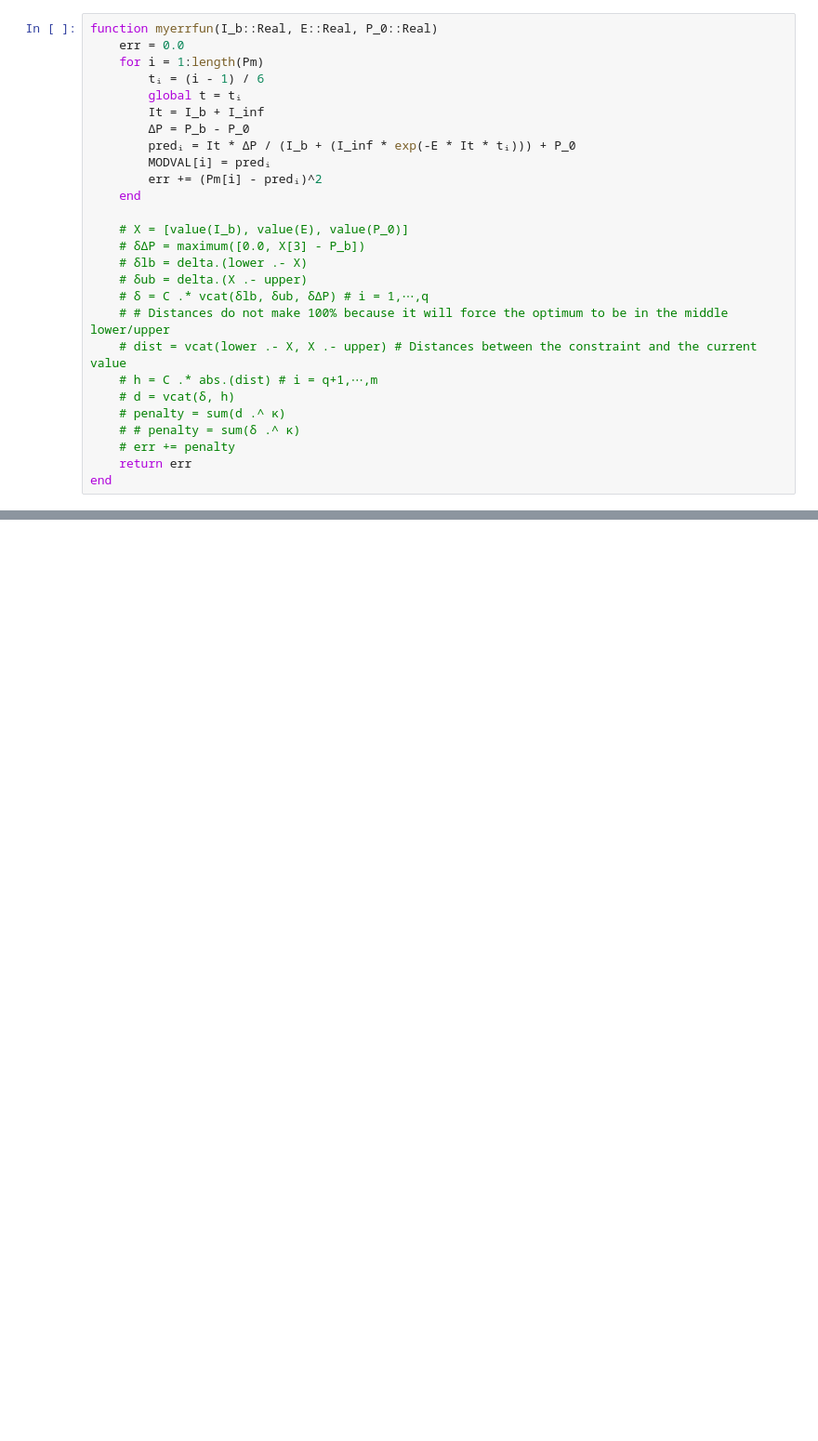
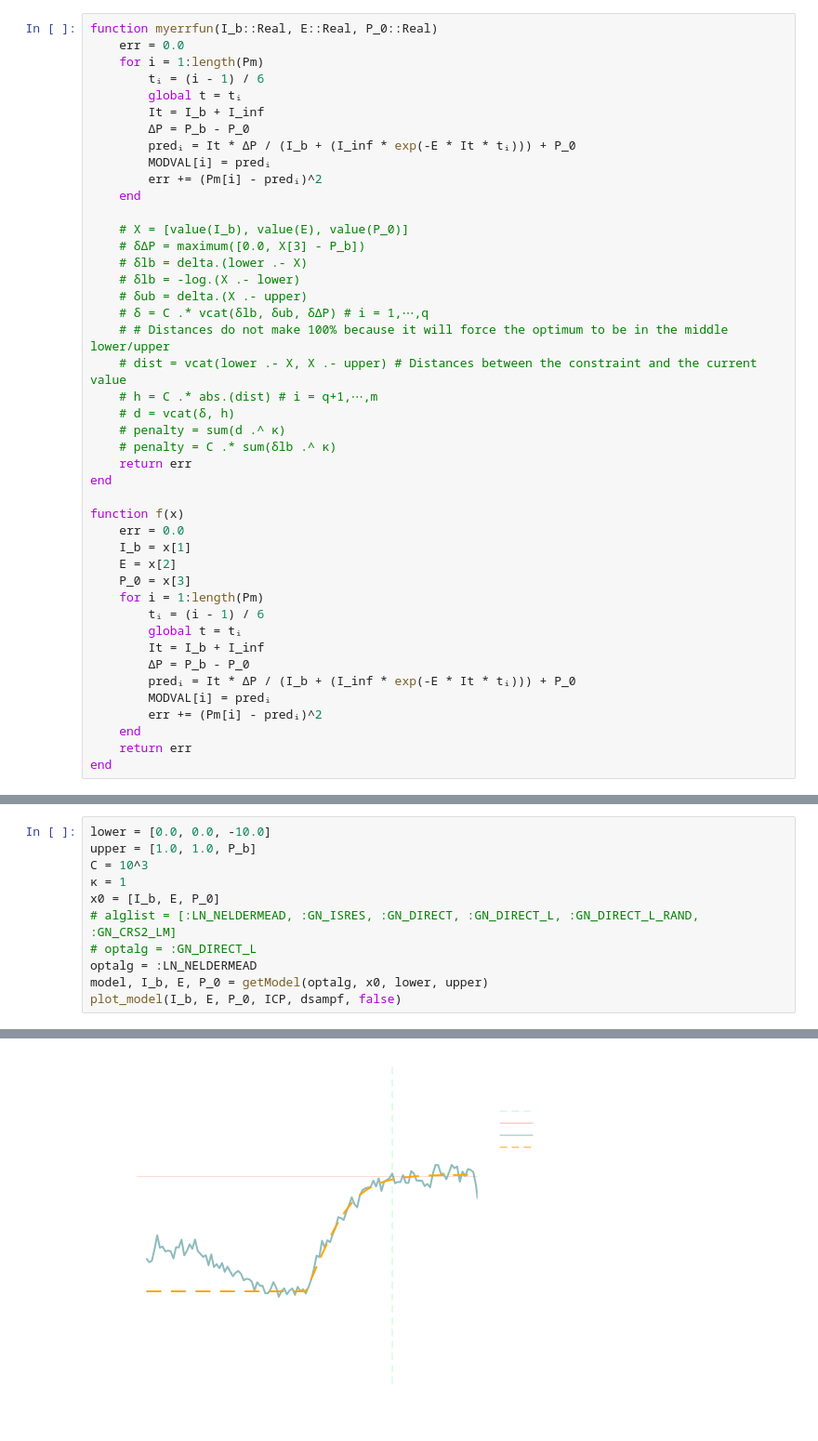
Before and after one commit to jeremi-chabros/CSF-dynamics, a Jupyter notebook: fitModelNew.ipynb, the cells around one changed output, grey strips where cells are left out. Shown at 93% size. Saved outputs shown, nothing was run; the diff lists cells and outputs as text; blank space fills up the shorter version.

```diff
--- a/fitModelNew.ipynb
+++ b/fitModelNew.ipynb
@@ -52,6 +64,7 @@ function myerrfun(I_b::Real, E::Real, P_0::Real)
     # X = [value(I_b), value(E), value(P_0)]
     # δΔP = maximum([0.0, X[3] - P_b])
     # δlb = delta.(lower .- X)
+    # δlb = -log.(X .- lower)
     # δub = delta.(X .- upper)
     # δ = C .* vcat(δlb, δub, δΔP) # i = 1,⋯,q
     # # Distances do not make 100% because it will force the optimum to be in the middle lower/upper
@@ -59,8 +72,24 @@ function myerrfun(I_b::Real, E::Real, P_0::Real)
     # h = C .* abs.(dist) # i = q+1,⋯,m
     # d = vcat(δ, h)
     # penalty = sum(d .^ κ)
-    # # penalty = sum(δ .^ κ)
-    # err += penalty
+    # penalty = C .* sum(δlb .^ κ)
     return err
 end
+
+function f(x)
+    err = 0.0
+    I_b = x[1]
+    E = x[2]
+    P_0 = x[3]
+    for i = 1:length(Pm)
+        tᵢ = (i - 1) / 6
+        global t = tᵢ
+        It = I_b + I_inf
+        ΔP = P_b - P_0
+        predᵢ = It * ΔP / (I_b + (I_inf * exp(-E * It * tᵢ))) + P_0
+        MODVAL[i] = predᵢ
+        err += (Pm[i] - predᵢ)^2
+    end
+    return err
+end
 # %% [output]
@@ -108,0 +202,12 @@ plot_model(I_b, E, P_0, ICP, dsampf)
+# %%
+lower = [0.0, 0.0, -10.0]
+upper = [1.0, 1.0, P_b]
+C = 10^3
+κ = 1
+x0 = [I_b, E, P_0]
+# alglist = [:LN_NELDERMEAD, :GN_ISRES, :GN_DIRECT, :GN_DIRECT_L, :GN_DIRECT_L_RAND, :GN_CRS2_LM]
+# optalg = :GN_DIRECT_L
+optalg = :LN_NELDERMEAD
+model, I_b, E, P_0 = getModel(optalg, x0, lower, upper)
+plot_model(I_b, E, P_0, ICP, dsampf, false)
+# %% [output]
@@ -108,0 +218 @@ plot_model(I_b, E, P_0, ICP, dsampf)
+[figure, added]
```
Also changed, not shown: parts of 7 cells of this notebook, 1 other file.
